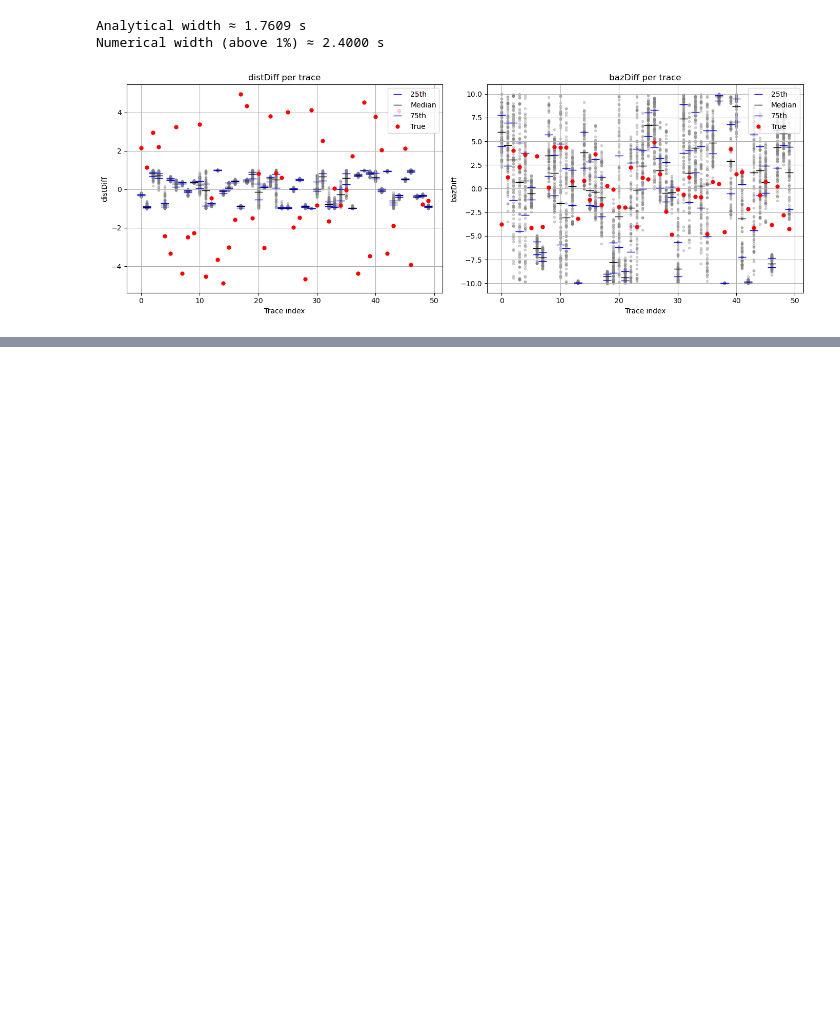
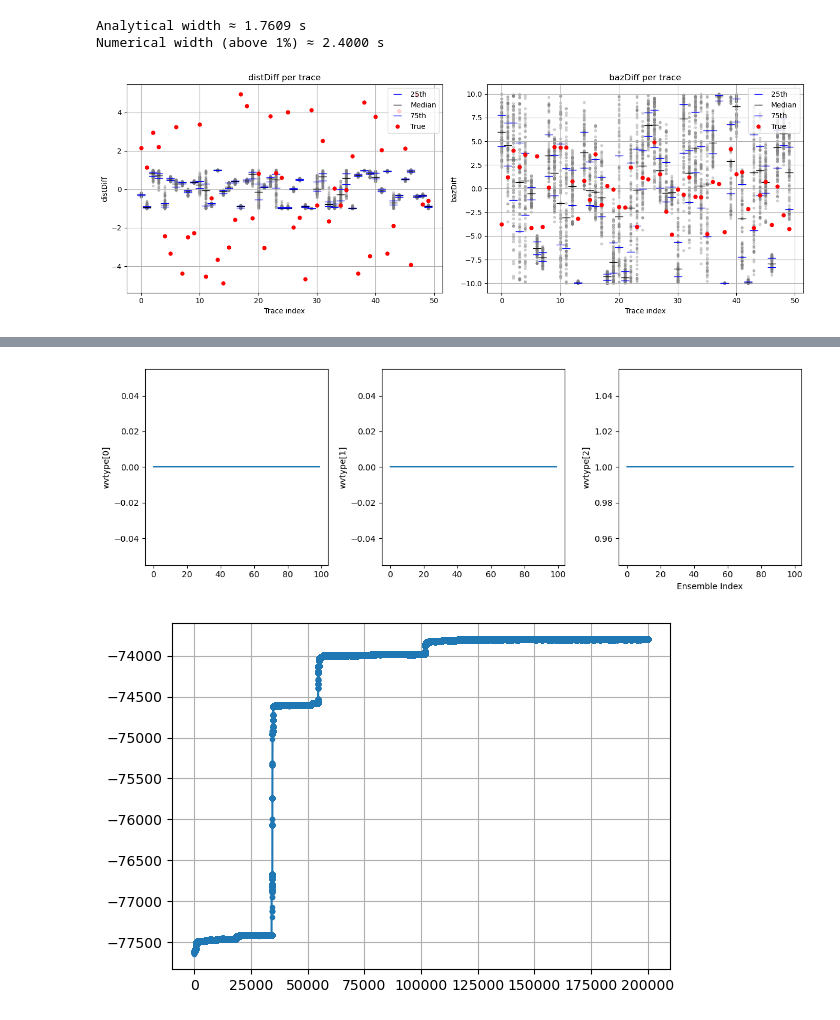
Before and after one commit to evanzzq/VespaPolPy, a Jupyter notebook: Debug.ipynb, the cells around one changed output, grey strips where cells are left out. Cells and saved outputs as stored; diff of their text form; code cells hidden in the pictures; blank space fills up the shorter version.

```diff
--- a/Debug.ipynb
+++ b/Debug.ipynb
@@ -508,0 +522,38 @@ plt.show()
+# %%
+from vespainv.visualization import plot_ensemble_vespagram, plot_seismogram_compare
+from vespainv.utils import prep_data
+import pickle, os
+import numpy as np
+import matplotlib.pyplot as plt
+from parameter_setup import *
+
+datadir = os.path.join(filedir, "SynData") if isSyn else os.path.join(filedir, "RealData")
+resdir = os.path.join(filedir, "runs/syn") if isSyn else os.path.join(filedir, "runs/data")
+
+with open(os.path.join(resdir, modname, runname, "ensemble.pkl"), "rb") as f:
+    ensemble = pickle.load(f)
+
+fig, axes = plt.subplots(1, 3, figsize=(12, 4), sharex=True)
+
+for i in range(3):
+    arr_i = np.array([m.wvtype[i] for m in ensemble])
+    axes[i].plot(arr_i)
+    axes[i].set_ylabel(f"wvtype[{i}]")
+
+axes[-1].set_xlabel("Ensemble Index")
+plt.tight_layout()
+plt.show()
+
+logL = np.loadtxt(os.path.join(resdir, modname, runname, "log_likelihood.txt"))
+
+# Plot
+plt.figure(figsize=(6, 4))
+plt.plot(logL, marker='.')
+# plt.xlim(15e4,20e4)
+# plt.ylim(-74000,-73600)
+plt.grid(True)
+plt.tight_layout()
+plt.show()
+# %% [output]
+[figure, added]
+[figure, added]
```
Also changed, not shown: parts of 1 cell of this notebook, 6 other files.
